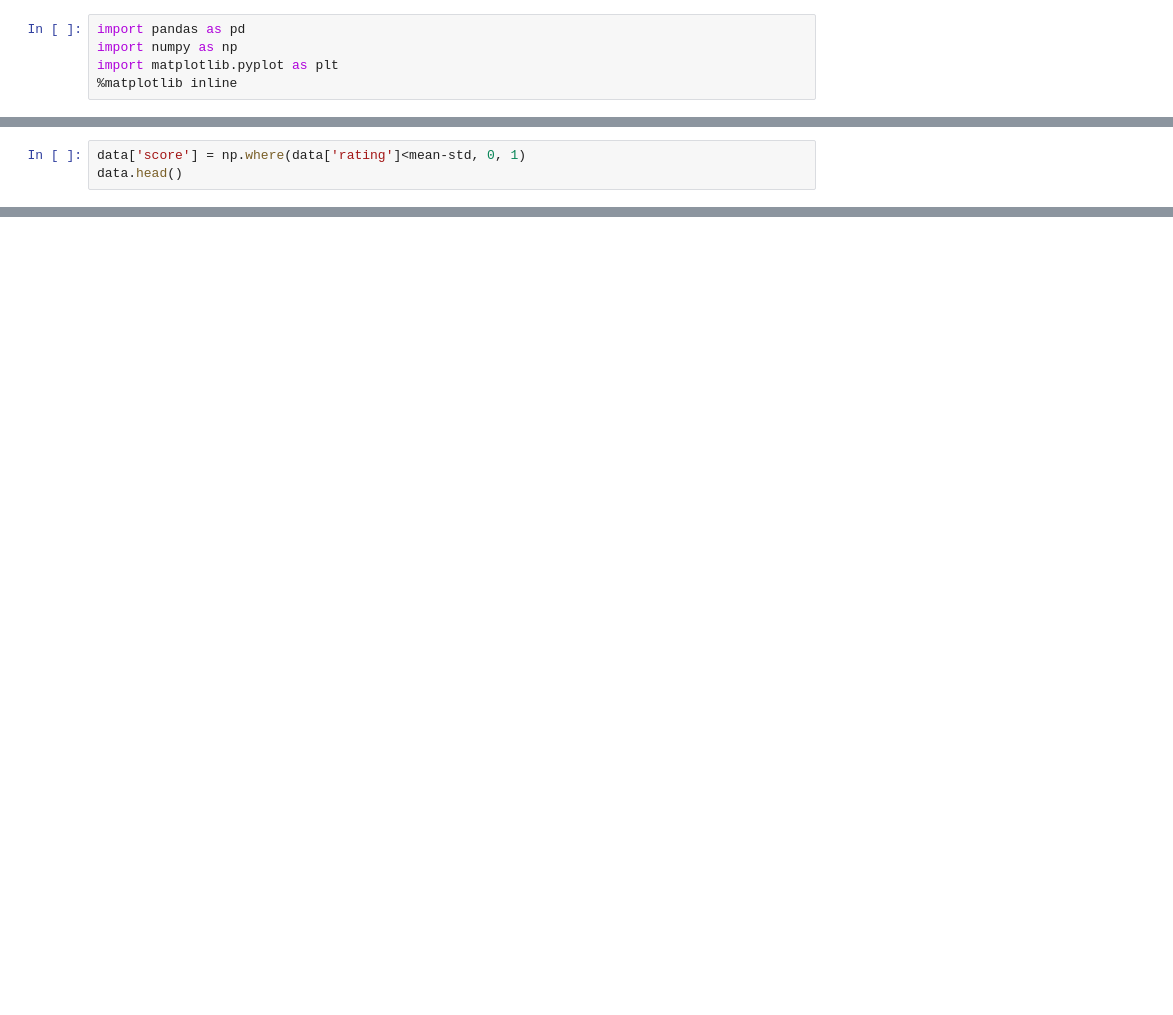
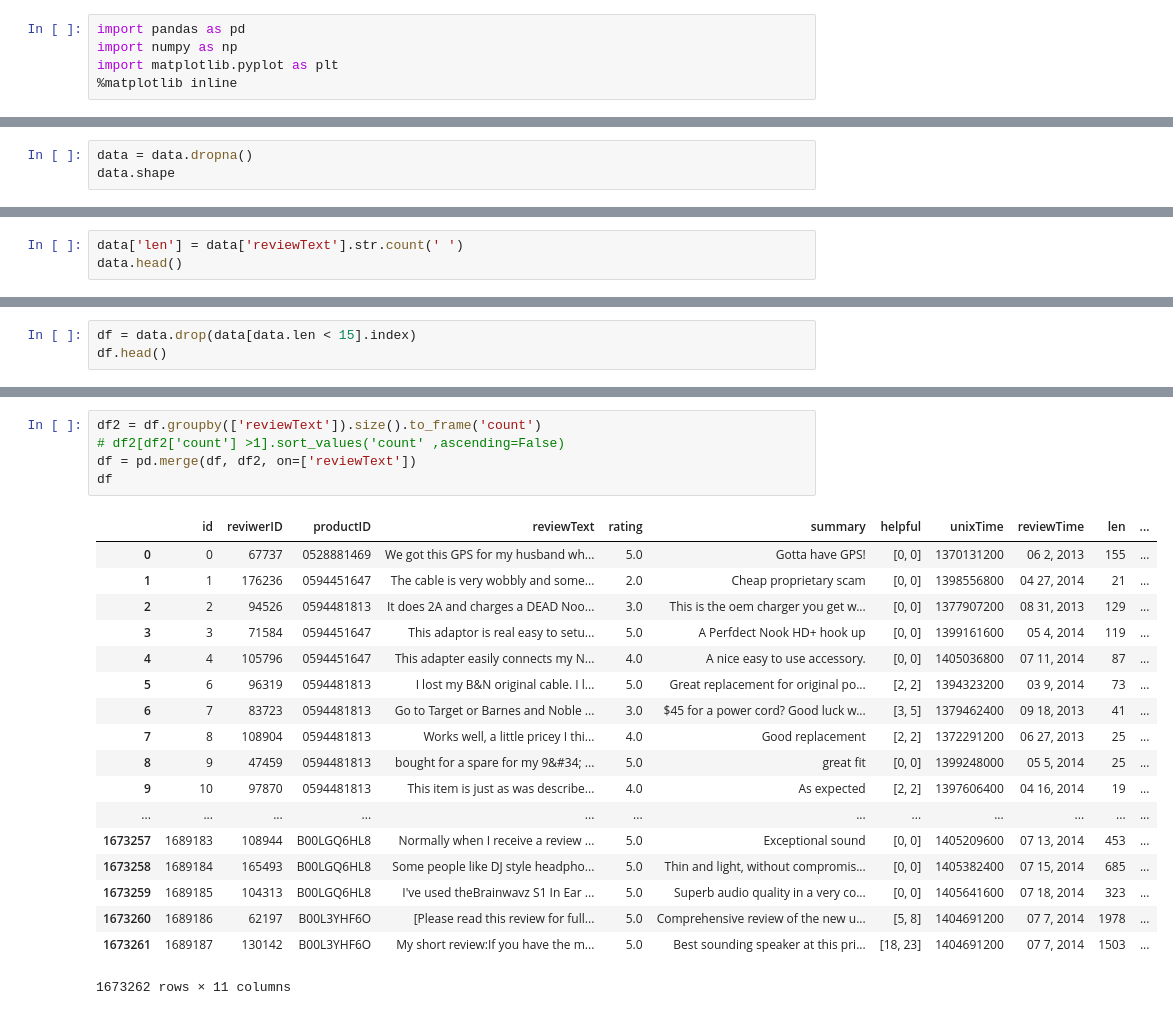
Before and after one commit to PattarapornH/mining-project, a Jupyter notebook: amazon_review.ipynb, the cells around one changed output, grey strips where cells are left out. Drawn from its saved outputs; the diff is of its cells as text; blank space fills up the shorter version.

```diff
--- a/amazon_review.ipynb
+++ b/amazon_review.ipynb
@@ -31,3 +15,0 @@ stdev 1.1856317977886985
-# %%
-data['score'] = np.where(data['rating']<mean-std, 0, 1)
-data.head()
@@ -104,0 +20,3 @@ vectorizer.vocabulary_
+# %%
+data = data.dropna()
+data.shape
@@ -104,0 +25,3 @@ vectorizer.vocabulary_
+# %%
+data['len'] = data['reviewText'].str.count(' ')
+data.head()
@@ -104,0 +35,3 @@ vectorizer.vocabulary_
+# %%
+df = data.drop(data[data.len < 15].index)
+df.head()
@@ -104,0 +45,24 @@ vectorizer.vocabulary_
+# %%
+df2 = df.groupby(['reviewText']).size().to_frame('count')
+# df2[df2['count'] >1].sort_values('count' ,ascending=False)
+df = pd.merge(df, df2, on=['reviewText'])
+df
+# %% [output]
+|  | id | reviwerID | productID | reviewText | rating | summary | helpful | unixTime | reviewTime | len | ... |
+| 0 | 0 | 67737 | 0528881469 | We got this GPS for my husband wh... | 5.0 | Gotta have GPS! | [0, 0] | 1370131200 | 06 2, 2013 | 155 | ... |
+| 1 | 1 | 176236 | 0594451647 | The cable is very wobbly and some... | 2.0 | Cheap proprietary scam | [0, 0] | 1398556800 | 04 27, 2014 | 21 | ... |
+| 2 | 2 | 94526 | 0594481813 | It does 2A and charges a DEAD Noo... | 3.0 | This is the oem charger you get w... | [0, 0] | 1377907200 | 08 31, 2013 | 129 | ... |
+| 3 | 3 | 71584 | 0594451647 | This adaptor is real easy to setu... | 5.0 | A Perfdect Nook HD+ hook up | [0, 0] | 1399161600 | 05 4, 2014 | 119 | ... |
+| 4 | 4 | 105796 | 0594451647 | This adapter easily connects my N... | 4.0 | A nice easy to use accessory. | [0, 0] | 1405036800 | 07 11, 2014 | 87 | ... |
+| 5 | 6 | 96319 | 0594481813 | I lost my B&N original cable. I l... | 5.0 | Great replacement for original po... | [2, 2] | 1394323200 | 03 9, 2014 | 73 | ... |
+| 6 | 7 | 83723 | 0594481813 | Go to Target or Barnes and Noble ... | 3.0 | $45 for a power cord? Good luck w... | [3, 5] | 1379462400 | 09 18, 2013 | 41 | ... |
+| 7 | 8 | 108904 | 0594481813 | Works well, a little pricey I thi... | 4.0 | Good replacement | [2, 2] | 1372291200 | 06 27, 2013 | 25 | ... |
+| 8 | 9 | 47459 | 0594481813 | bought for a spare for my 9&#34; ... | 5.0 | great fit | [0, 0] | 1399248000 | 05 5, 2014 | 25 | ... |
+| 9 | 10 | 97870 | 0594481813 | This item is just as was describe... | 4.0 | As expected | [2, 2] | 1397606400 | 04 16, 2014 | 19 | ... |
+| ... | ... | ... | ... | ... | ... | ... | ... | ... | ... | ... | ... |
+| 1673257 | 1689183 | 108944 | B00LGQ6HL8 | Normally when I receive a review ... | 5.0 | Exceptional sound | [0, 0] | 1405209600 | 07 13, 2014 | 453 | ... |
+| 1673258 | 1689184 | 165493 | B00LGQ6HL8 | Some people like DJ style headpho... | 5.0 | Thin and light, without compromis... | [0, 0] | 1405382400 | 07 15, 2014 | 685 | ... |
+| 1673259 | 1689185 | 104313 | B00LGQ6HL8 | I've used theBrainwavz S1 In Ear ... | 5.0 | Superb audio quality in a very co... | [0, 0] | 1405641600 | 07 18, 2014 | 323 | ... |
+| 1673260 | 1689186 | 62197 | B00L3YHF6O | [Please read this review for full... | 5.0 | Comprehensive review of the new u... | [5, 8] | 1404691200 | 07 7, 2014 | 1978 | ... |
+| 1673261 | 1689187 | 130142 | B00L3YHF6O | My short review:If you have the m... | 5.0 | Best sounding speaker at this pri... | [18, 23] | 1404691200 | 07 7, 2014 | 1503 | ... |
+1673262 rows × 11 columns
```
Also changed, not shown: parts of 16 cells of this notebook.
